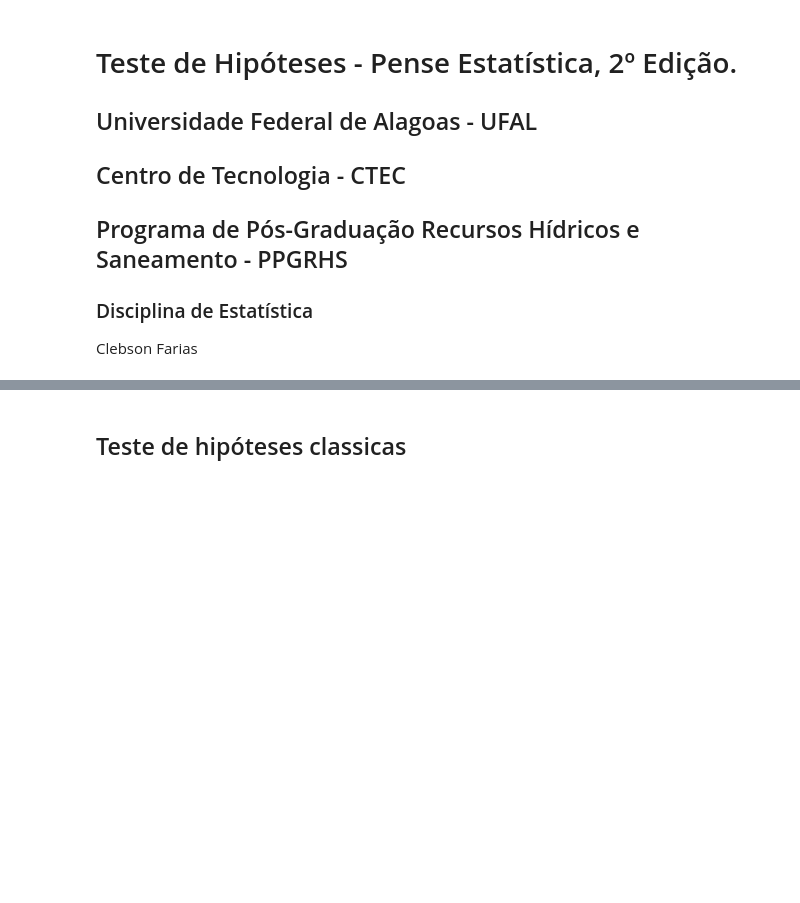
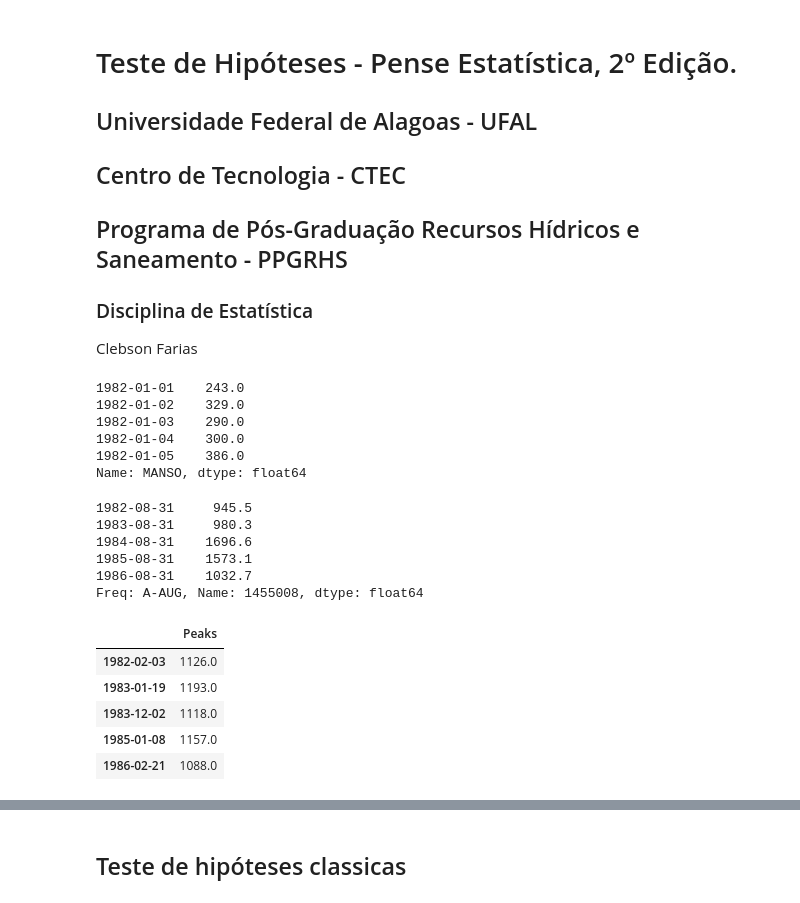
Before and after one commit to clebsonpy/ThinkStats2, a Jupyter notebook: code/Estatística/Cap9_Clebson.ipynb, the cells around one changed output, grey strips where cells are left out. Saved outputs shown, nothing was run; the diff lists cells and outputs as text; code cells hidden in the pictures; blank space fills up the shorter version.

```diff
--- a/code/Estatística/Cap9_Clebson.ipynb
+++ b/code/Estatística/Cap9_Clebson.ipynb
@@ -17,3 +20,50 @@ import pandas as pd
 
 import thinkstats2
 import thinkplot
+# %%
+#Dados Manso
+dados = pd.read_csv("manso.csv", index_col=0, parse_dates=True)
+dados_naturais = dados.MANSO.dropna(axis=0, how='all')
+dados_naturais.head()
+# %% [output]
+1982-01-01    243.0
+1982-01-02    329.0
+1982-01-03    290.0
+1982-01-04    300.0
+1982-01-05    386.0
+Name: MANSO, dtype: float64
+# %%
+dados_chuva = dados['1455008'].dropna(axis=0, how='all').groupby(pd.Grouper(freq='A-AUG')).sum()[1:-4]
+dados_chuva.head()
+# %% [output]
+1982-08-31     945.5
+1983-08-31     980.3
+1984-08-31    1696.6
+1985-08-31    1573.1
+1986-08-31    1032.7
+Freq: A-AUG, Name: 1455008, dtype: float64
+# %%
+inicio_ano = 'AUG'
+def annual(dados, month_start_year_hydrologic):
+    data_by_year_hydrologic = dados.groupby(pd.Grouper(freq='AS-%s' % month_start_year_hydrologic))
+    max_vazao = data_by_year_hydrologic.max().values
+    idx_vazao = data_by_year_hydrologic.idxmax().values
+
+    peaks = pd.DataFrame(max_vazao, index=idx_vazao, columns=['Peaks'])
+    return peaks
+
+def mean_annual(dados, month_start_year_hydrologic):
+    data_by_year_hydrologic = dados.groupby(pd.Grouper(freq='AS-%s' % month_start_year_hydrologic))
+    mean = data_by_year_hydrologic.max().values
+
+    return pd.Series(mean, name = 'Mean')
+data_peaks = annual(dados_naturais, inicio_ano)[:-1]
+data_mean = mean_annual(dados_naturais, inicio_ano)[:-1]
+data_peaks.head()
+# %% [output]
+|  | Peaks |
+| 1982-02-03 | 1126.0 |
+| 1983-01-19 | 1193.0 |
+| 1983-12-02 | 1118.0 |
+| 1985-01-08 | 1157.0 |
+| 1986-02-21 | 1088.0 |
```
Also changed, not shown: parts of 30 cells of this notebook, 3 other files.
